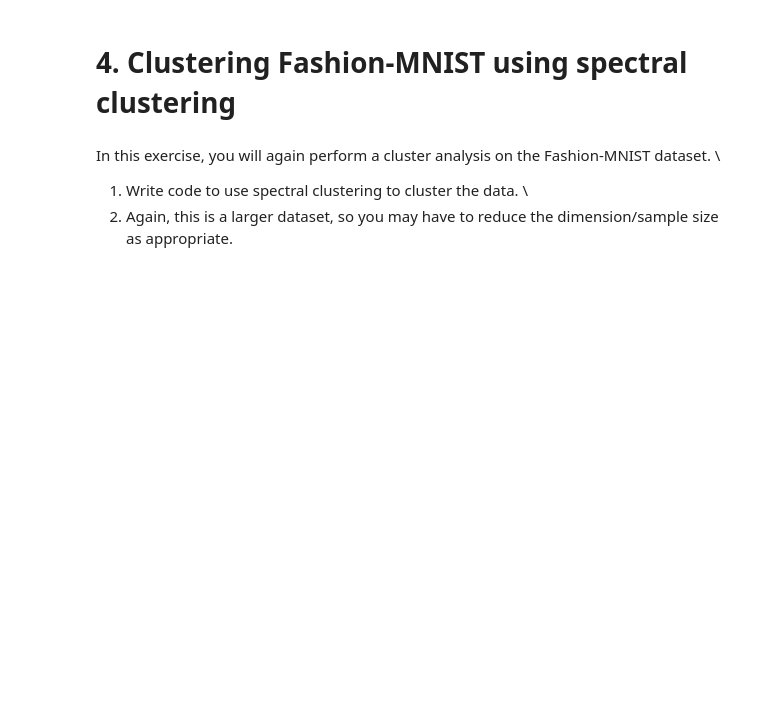
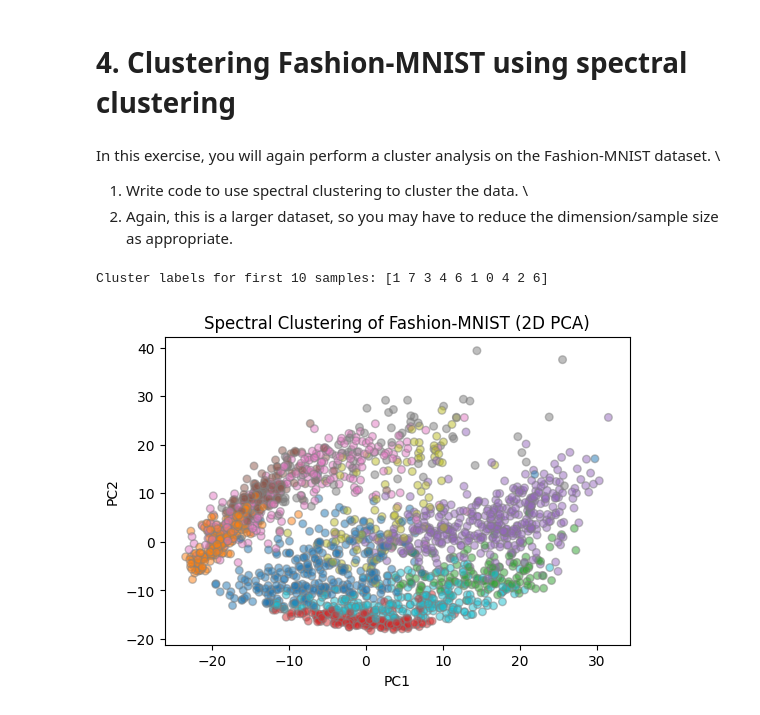
Before and after one commit to kayleepho/MATH-5750-Project-2, a Jupyter notebook: project2.ipynb, the cells around one changed output. Cells and saved outputs as stored; diff of their text form; code cells hidden in the pictures; blank space fills up the shorter version.

```diff
--- a/project2.ipynb
+++ b/project2.ipynb
@@ -263,0 +372,52 @@ cluster the data. \\
+# %%
+import numpy as np
+from sklearn.datasets import fetch_openml
+from sklearn.preprocessing import StandardScaler
+from sklearn.decomposition import PCA
+from sklearn.cluster import SpectralClustering
+import matplotlib.pyplot as plt
+
+# Load Fashion-MNIST
+X, y = fetch_openml("Fashion-MNIST", version=1, as_frame=False, parser="auto", return_X_y=True)
+y = y.astype(int)
+
+# Sample a subset for speed
+sample_size = 2000
+idx = np.random.choice(range(X.shape[0]), size=sample_size, replace=False)
+X_sample = X[idx]
+y_sample = y[idx]
+
+# Scale the data
+scaler = StandardScaler()
+X_scaled = scaler.fit_transform(X_sample)
+
+# Optional: reduce dimensionality with PCA to speed up spectral clustering
+pca = PCA(n_components=50, random_state=42)
+X_pca = pca.fit_transform(X_scaled)
+
+# Spectral clustering
+spectral = SpectralClustering(
+    n_clusters=10,               # 10 clothing categories
+    affinity='nearest_neighbors', # similarity graph
+    n_neighbors=10,               # neighbors for graph
+    assign_labels='kmeans',       # final labeling
+    random_state=42
+)
+labels = spectral.fit_predict(X_pca)
+
+# Check cluster assignments
+print("Cluster labels for first 10 samples:", labels[:10])
+
+# Optional: 2D visualization using PCA
+pca_2d = PCA(n_components=2, random_state=42)
+X_2d = pca_2d.fit_transform(X_pca)
+
+plt.figure(figsize=(6,4))
+plt.scatter(X_2d[:,0], X_2d[:,1], c=labels, cmap='tab10', s=30, edgecolor='gray', alpha=0.5)
+plt.title("Spectral Clustering of Fashion-MNIST (2D PCA)")
+plt.xlabel("PC1")
+plt.ylabel("PC2")
+plt.show()
+# %% [output]
+Cluster labels for first 10 samples: [1 7 3 4 6 1 0 4 2 6]
+[figure, added]
```
Also changed, not shown: parts of 16 cells of this notebook.
